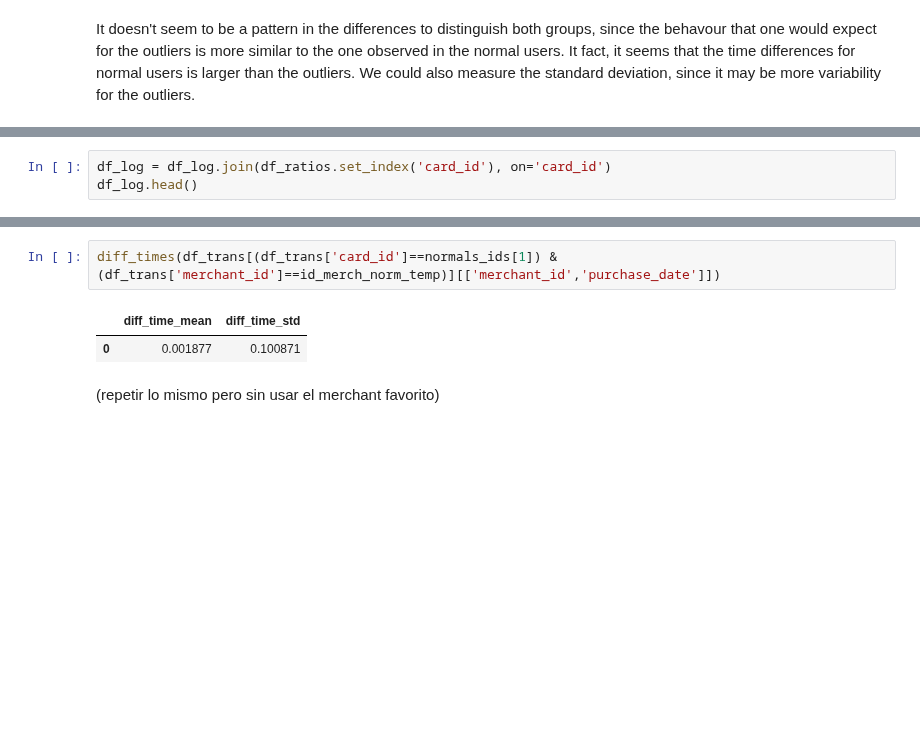
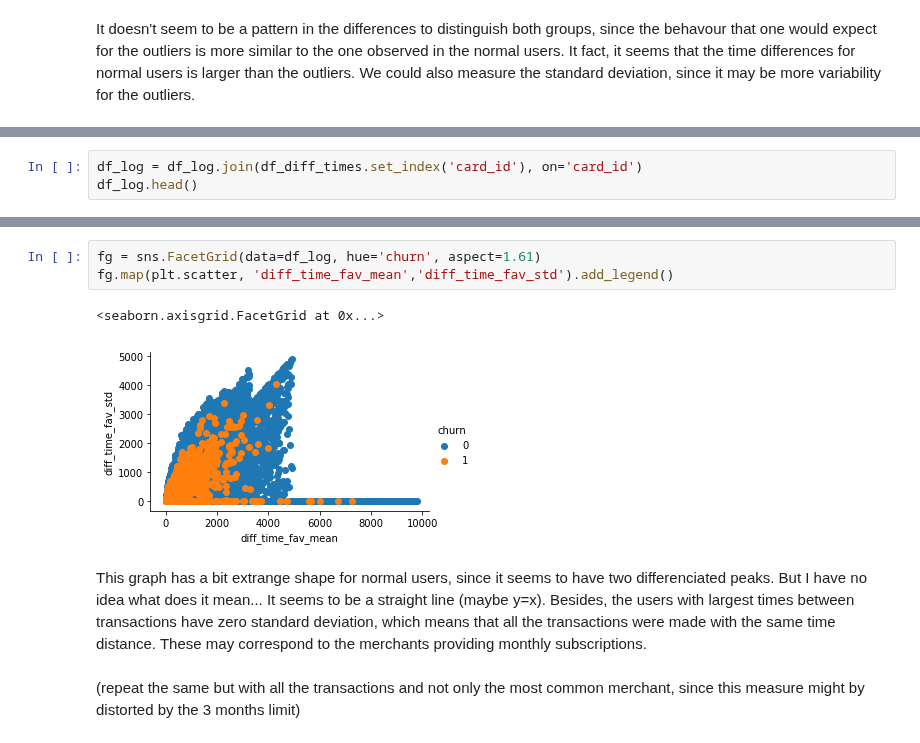
Before and after one commit to Zol-S/kaggle, a Jupyter notebook: Elo Merchant Category Recommendation/2.4_Outlier_effect_on_RMSE.ipynb, the cells around one changed output, grey strips where cells are left out. Drawn from its saved outputs; the diff is of its cells as text; blank space fills up the shorter version.

```diff
--- a/Elo Merchant Category Recommendation/2.4_Outlier_effect_on_RMSE.ipynb
+++ b/Elo Merchant Category Recommendation/2.4_Outlier_effect_on_RMSE.ipynb
@@ -407,3 +445,3 @@ df_diff_times = df_trans.groupby('card_id')[['merchant_id','purchase_date']].app
 # %%
-df_log = df_log.join(df_ratios.set_index('card_id'), on='card_id')
+df_log = df_log.join(df_diff_times.set_index('card_id'), on='card_id')
 df_log.head()
@@ -410,7 +455,10 @@ df_log.head()
-# %%
-diff_times(df_trans[(df_trans['card_id']==normals_ids[1]) & (df_trans['merchant_id']==id_merch_norm_temp)][['merchant_id','purchase_date']])
-# %% [output]
-|  | diff_time_mean | diff_time_std |
-| 0 | 0.001877 | 0.100871 |
-# %% [markdown]
-(repetir lo mismo pero sin usar el merchant favorito)
+# %%
+fg = sns.FacetGrid(data=df_log, hue='churn', aspect=1.61)
+fg.map(plt.scatter, 'diff_time_fav_mean','diff_time_fav_std').add_legend()
+# %% [output]
+<seaborn.axisgrid.FacetGrid at 0x...>
+[figure, added]
+# %% [markdown]
+This graph has a bit extrange shape for normal users, since it seems to have two differenciated peaks. But I have no idea what does it mean... It seems to be a straight line (maybe y=x). Besides, the users with largest times between transactions have zero standard deviation, which means that all the transactions were made with the same time distance. These may correspond to the merchants providing monthly subscriptions.
+# %% [markdown]
+(repeat the same but with all the transactions and not only the most common merchant, since this measure might by distorted by the 3 months limit)
```
Also changed, not shown: parts of 6 cells of this notebook.
